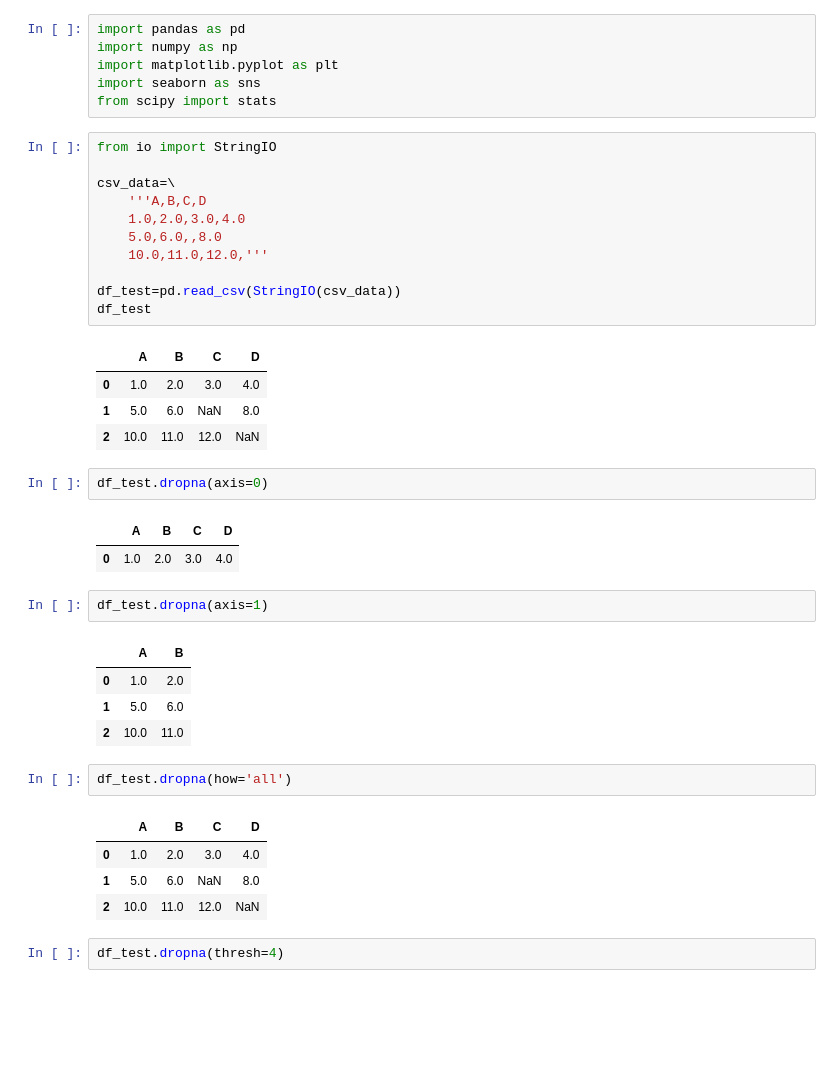
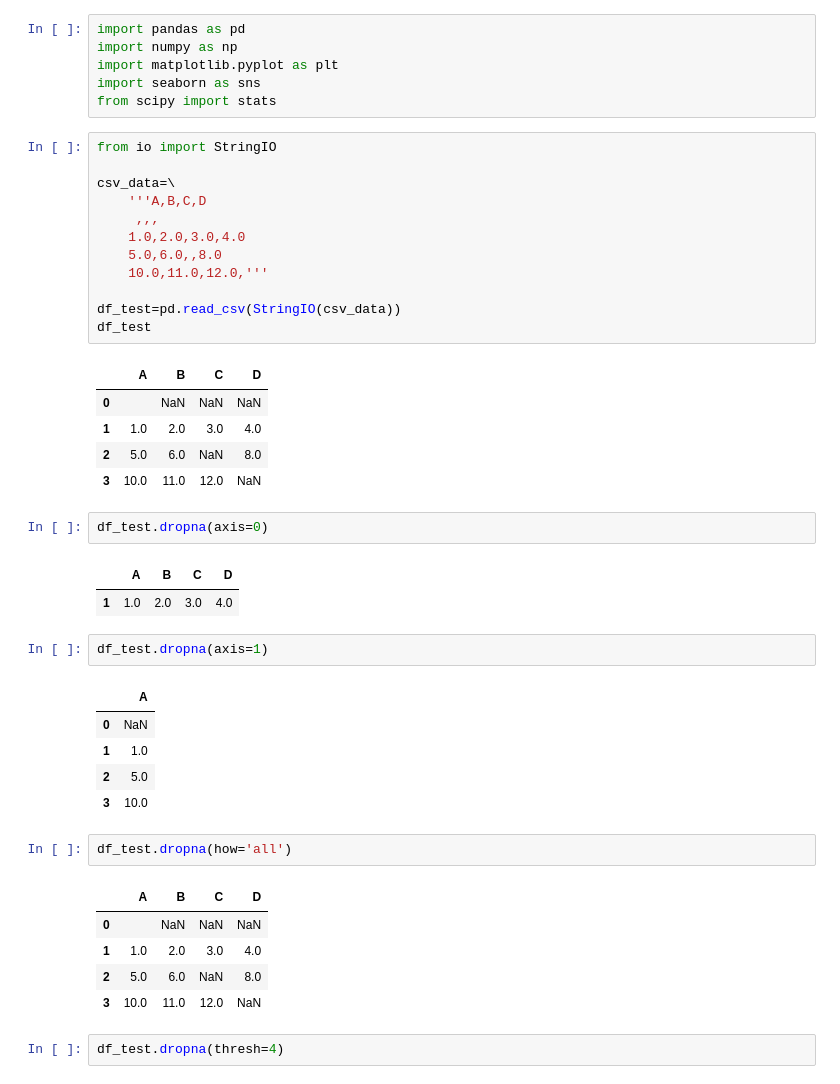
Before and after one commit to Wynnzzz/prakt-data-mining-25, a Jupyter notebook: pert4.ipynb, the cells around one changed output. Saved outputs shown, nothing was run; the diff lists cells and outputs as text; blank space fills up the shorter version.

```diff
--- a/pert4.ipynb
+++ b/pert4.ipynb
@@ -14,38 +16,42 @@ from scipy import stats
 # %%
 from io import StringIO
 
 csv_data=\
     '''A,B,C,D
+     ,,,
     1.0,2.0,3.0,4.0
     5.0,6.0,,8.0
     10.0,11.0,12.0,'''
 
 df_test=pd.read_csv(StringIO(csv_data))
 df_test
 # %% [output]
 |  | A | B | C | D |
-| 0 | 1.0 | 2.0 | 3.0 | 4.0 |
-| 1 | 5.0 | 6.0 | NaN | 8.0 |
-| 2 | 10.0 | 11.0 | 12.0 | NaN |
+| 0 |  | NaN | NaN | NaN |
+| 1 | 1.0 | 2.0 | 3.0 | 4.0 |
+| 2 | 5.0 | 6.0 | NaN | 8.0 |
+| 3 | 10.0 | 11.0 | 12.0 | NaN |
 # %%
 df_test.dropna(axis=0)
 # %% [output]
 |  | A | B | C | D |
-| 0 | 1.0 | 2.0 | 3.0 | 4.0 |
+| 1 | 1.0 | 2.0 | 3.0 | 4.0 |
 # %%
 df_test.dropna(axis=1)
 # %% [output]
-|  | A | B |
-| 0 | 1.0 | 2.0 |
-| 1 | 5.0 | 6.0 |
-| 2 | 10.0 | 11.0 |
+|  | A |
+| 0 | NaN |
+| 1 | 1.0 |
+| 2 | 5.0 |
+| 3 | 10.0 |
 # %%
 df_test.dropna(how='all')
 # %% [output]
 |  | A | B | C | D |
-| 0 | 1.0 | 2.0 | 3.0 | 4.0 |
-| 1 | 5.0 | 6.0 | NaN | 8.0 |
-| 2 | 10.0 | 11.0 | 12.0 | NaN |
+| 0 |  | NaN | NaN | NaN |
+| 1 | 1.0 | 2.0 | 3.0 | 4.0 |
+| 2 | 5.0 | 6.0 | NaN | 8.0 |
+| 3 | 10.0 | 11.0 | 12.0 | NaN |
 # %%
 df_test.dropna(thresh=4)
 # %% [output]
```
Also changed, not shown: parts of 10 cells of this notebook, 8 other files.
